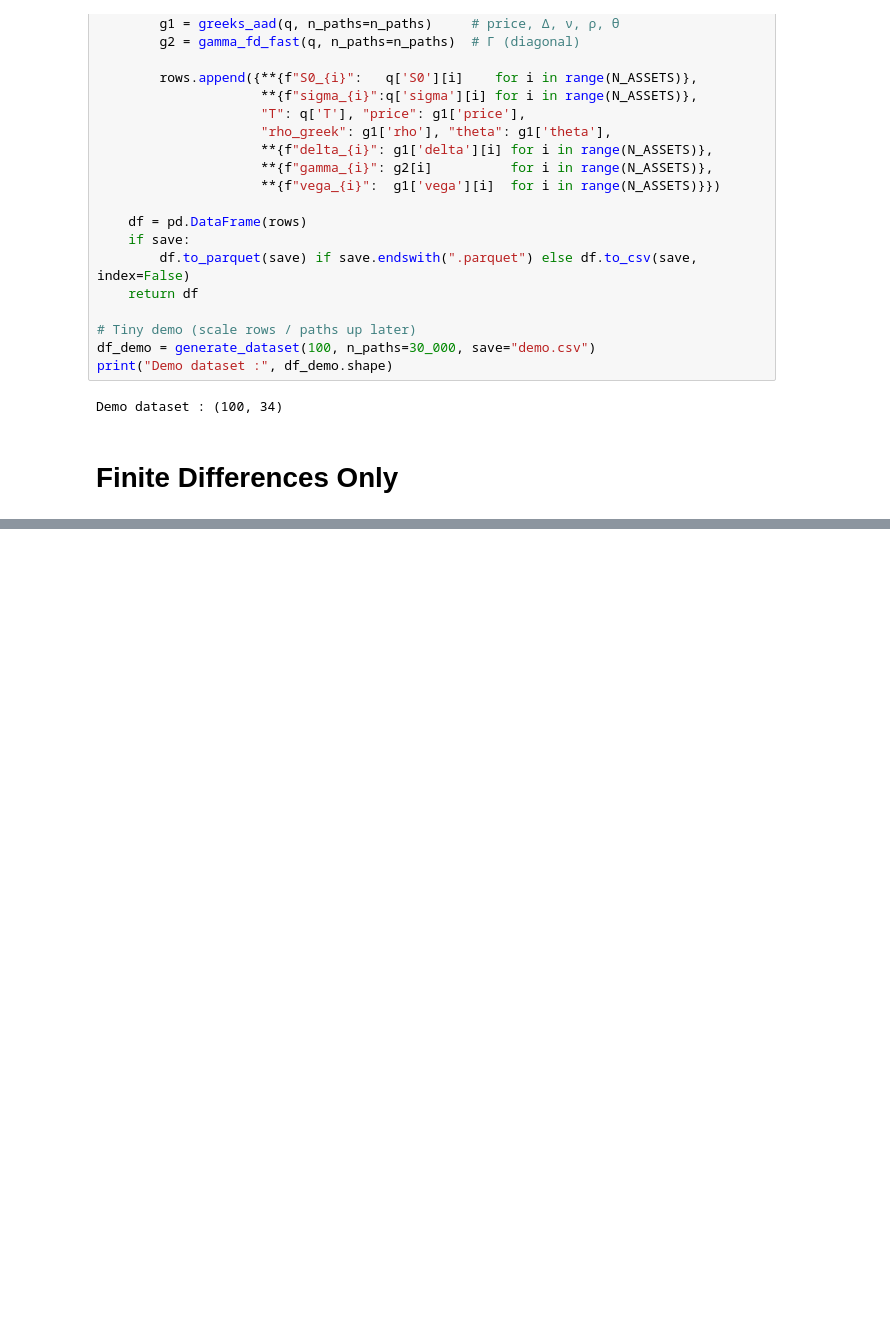
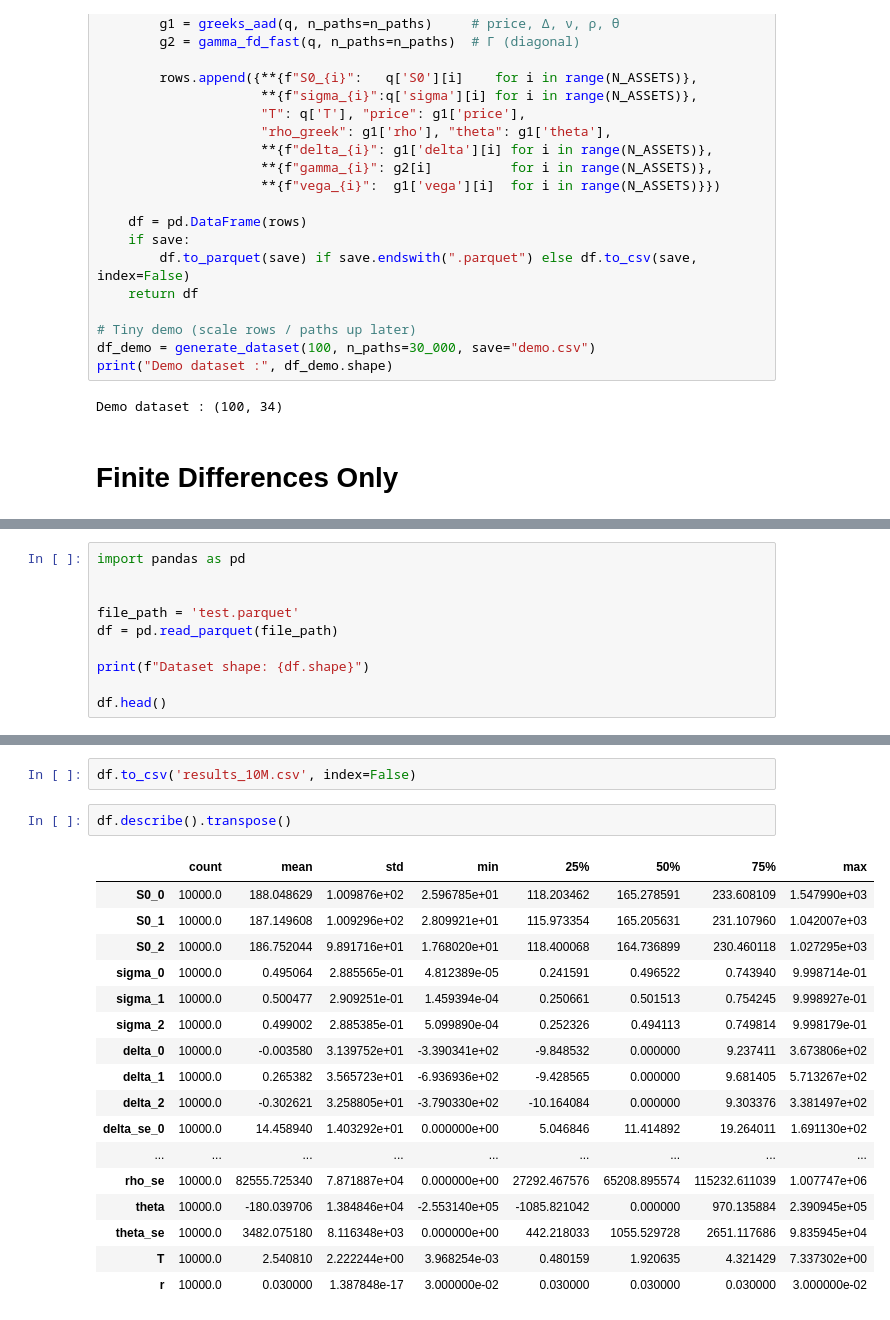
Before and after one commit to JPfaff23/Summer-Research, a Jupyter notebook: Monte Carlo Data Generation/Initial Evalutation/montecarlo_basket6_greeks.ipynb, the cells around one changed output, grey strips where cells are left out. Saved outputs shown, nothing was run; the diff lists cells and outputs as text; blank space fills up the shorter version.

```diff
--- a/Monte Carlo Data Generation/Initial Evalutation/montecarlo_basket6_greeks.ipynb
+++ b/Monte Carlo Data Generation/Initial Evalutation/montecarlo_basket6_greeks.ipynb
@@ -533,0 +461,10 @@ Demo shape: (1, 34) | elapsed 1.0695956999552436 s
+# %%
+import pandas as pd
+
+
+file_path = 'test.parquet'
+df = pd.read_parquet(file_path)
+
+print(f"Dataset shape: {df.shape}")
+
+df.head()
@@ -533,0 +499,22 @@ Demo shape: (1, 34) | elapsed 1.0695956999552436 s
+# %%
+df.to_csv('results_10M.csv', index=False)
+# %%
+df.describe().transpose()
+# %% [output]
+|  | count | mean | std | min | 25% | 50% | 75% | max |
+| S0_0 | 10000.0 | 188.048629 | 1.009876e+02 | 2.596785e+01 | 118.203462 | 165.278591 | 233.608109 | 1.547990e+03 |
+| S0_1 | 10000.0 | 187.149608 | 1.009296e+02 | 2.809921e+01 | 115.973354 | 165.205631 | 231.107960 | 1.042007e+03 |
+| S0_2 | 10000.0 | 186.752044 | 9.891716e+01 | 1.768020e+01 | 118.400068 | 164.736899 | 230.460118 | 1.027295e+03 |
+| sigma_0 | 10000.0 | 0.495064 | 2.885565e-01 | 4.812389e-05 | 0.241591 | 0.496522 | 0.743940 | 9.998714e-01 |
+| sigma_1 | 10000.0 | 0.500477 | 2.909251e-01 | 1.459394e-04 | 0.250661 | 0.501513 | 0.754245 | 9.998927e-01 |
+| sigma_2 | 10000.0 | 0.499002 | 2.885385e-01 | 5.099890e-04 | 0.252326 | 0.494113 | 0.749814 | 9.998179e-01 |
+| delta_0 | 10000.0 | -0.003580 | 3.139752e+01 | -3.390341e+02 | -9.848532 | 0.000000 | 9.237411 | 3.673806e+02 |
+| delta_1 | 10000.0 | 0.265382 | 3.565723e+01 | -6.936936e+02 | -9.428565 | 0.000000 | 9.681405 | 5.713267e+02 |
+| delta_2 | 10000.0 | -0.302621 | 3.258805e+01 | -3.790330e+02 | -10.164084 | 0.000000 | 9.303376 | 3.381497e+02 |
+| delta_se_0 | 10000.0 | 14.458940 | 1.403292e+01 | 0.000000e+00 | 5.046846 | 11.414892 | 19.264011 | 1.691130e+02 |
+| ... | ... | ... | ... | ... | ... | ... | ... | ... |
+| rho_se | 10000.0 | 82555.725340 | 7.871887e+04 | 0.000000e+00 | 27292.467576 | 65208.895574 | 115232.611039 | 1.007747e+06 |
+| theta | 10000.0 | -180.039706 | 1.384846e+04 | -2.553140e+05 | -1085.821042 | 0.000000 | 970.135884 | 2.390945e+05 |
+| theta_se | 10000.0 | 3482.075180 | 8.116348e+03 | 0.000000e+00 | 442.218033 | 1055.529728 | 2651.117686 | 9.835945e+04 |
+| T | 10000.0 | 2.540810 | 2.222244e+00 | 3.968254e-03 | 0.480159 | 1.920635 | 4.321429 | 7.337302e+00 |
+| r | 10000.0 | 0.030000 | 1.387848e-17 | 3.000000e-02 | 0.030000 | 0.030000 | 0.030000 | 3.000000e-02 |
```
Also changed, not shown: parts of 12 cells of this notebook, 14 other files.
